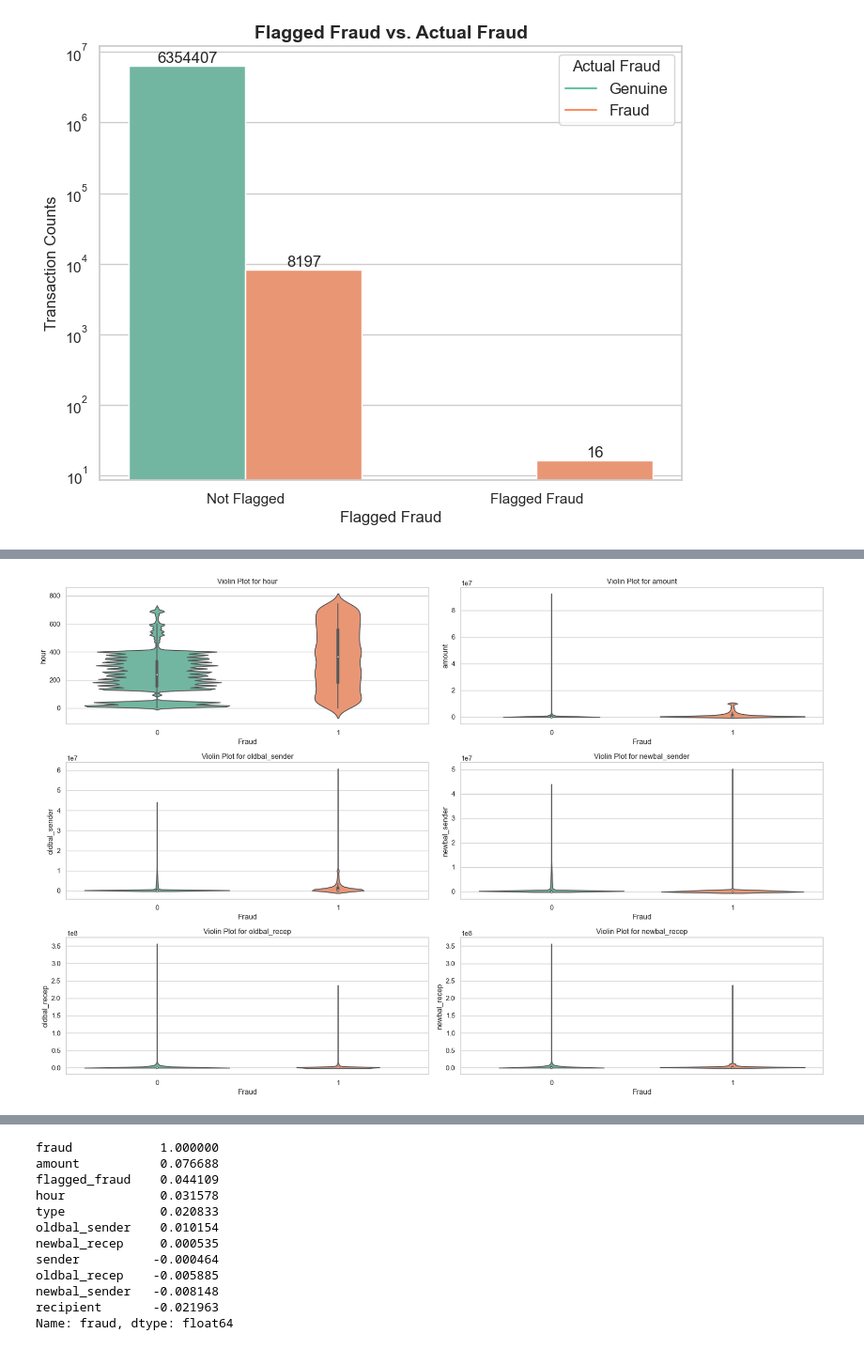
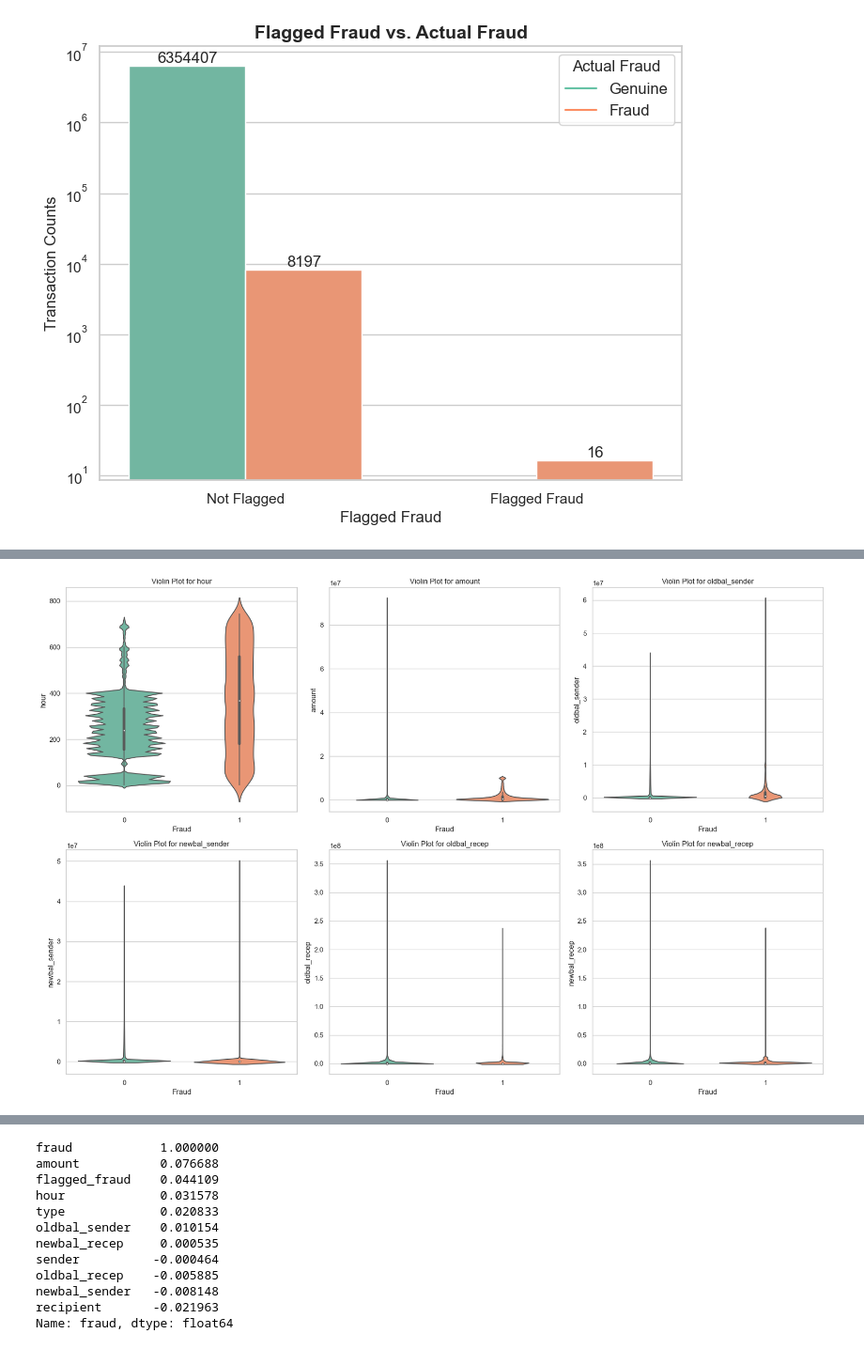
Before and after one commit to EmmaT0611/Fraud-Detection-in-Online-Payment, a Jupyter notebook: Online Payment Fraud detection ML.ipynb, the cells around one changed output, grey strips where cells are left out. Shown at 94% size. Drawn from its saved outputs; the diff is of its cells as text; code cells hidden in the pictures.

```diff
--- a/Online Payment Fraud detection ML.ipynb
+++ b/Online Payment Fraud detection ML.ipynb
@@ -449,21 +450,0 @@ From above, it's ascertained that those flagged fraud (set in system to flag any
-# %%
-#visualising outliers on untranformed data
-
-numerical_columns = ['hour', 'amount', 'oldbal_sender', 'newbal_sender', 'oldbal_recep', 'newbal_recep']
-
-# Create a 3x2 grid of subplots
-fig, axes = plt.subplots(3, 2, figsize=(18, 12))
-
-# Flatten the axes array for easier indexing
-axes = axes.flatten()
-
-# Iterate through numerical columns and create box plots
-for i, col in enumerate(numerical_columns):
-    sns.boxplot(x='fraud', y=col, data=df_eda, ax=axes[i])
-    axes[i].set_title(f"Box Plot for {col}")
-    axes[i].set_xlabel('Fraud')
-    axes[i].set_ylabel(col)
-
-# Adjust the layout
-plt.tight_layout()
-plt.show()
@@ -472,26 +451,26 @@ plt.show()
 # %%
-#visualising outliers on untranformed data
+#visualising outliers on untranformed data (will take some time to run)
 
 import seaborn as sns
 import matplotlib.pyplot as plt
 
 numerical_columns = ['hour', 'amount', 'oldbal_sender', 'newbal_sender', 'oldbal_recep', 'newbal_recep']
 
-# Create a 3x2 grid of subplots
-fig, axes = plt.subplots(3, 2, figsize=(18, 12))
+# Create a 2x3 grid of subplots
+fig, axes = plt.subplots(2, 3, figsize=(18, 12))
 
 # Flatten the axes array for easier indexing
 axes = axes.flatten()
 
 # Iterate through numerical columns and create violin plots
 for i, col in enumerate(numerical_columns):
     sns.violinplot(x='fraud', y=col, data=df_eda, ax=axes[i], palette='Set2')
     axes[i].set_title(f"Violin Plot for {col}")
     axes[i].set_xlabel('Fraud')
     axes[i].set_ylabel(col)
 
 # Adjust the layout
 plt.tight_layout()
 plt.show()
 # %% [output]
-[figure, old version]
+[figure, new version]
```
Also changed, not shown: parts of 115 cells of this notebook.
